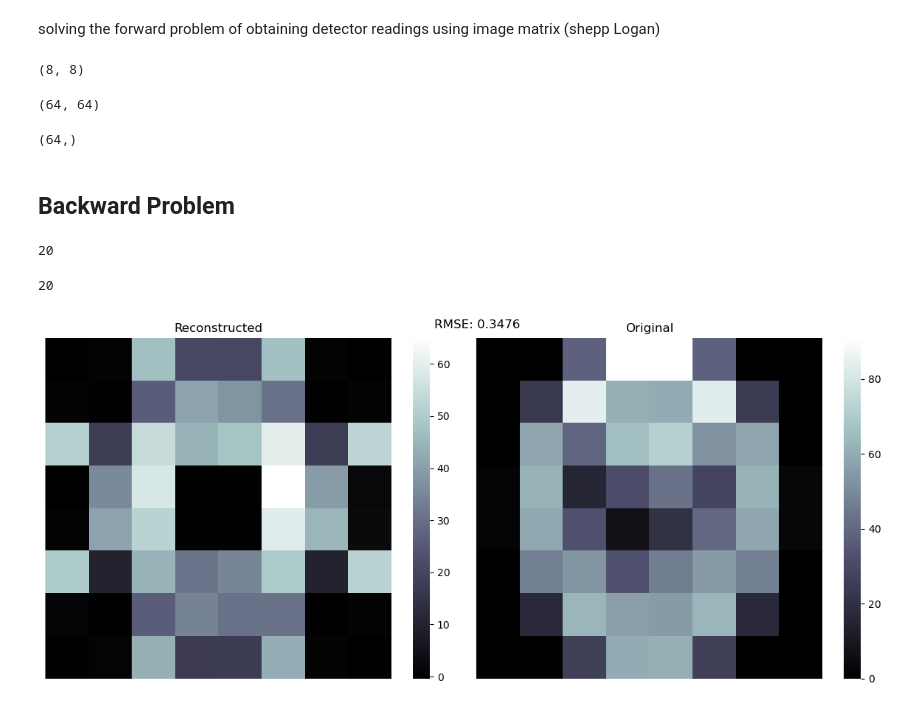
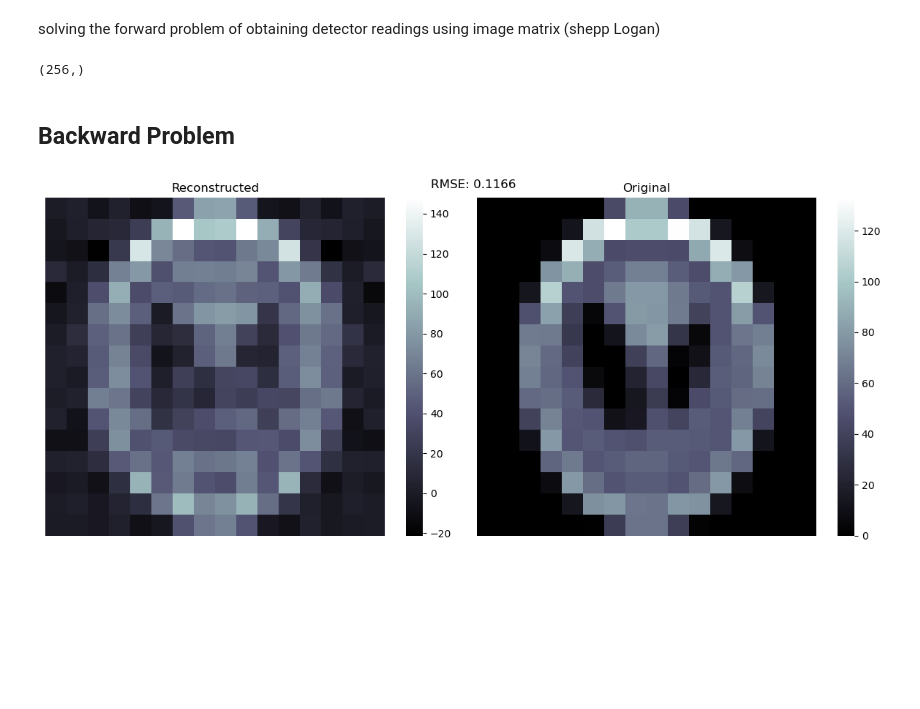
Before and after one commit to aakashks/CT-Reconstruction-2D, a Jupyter notebook: test_notebooks/test_shepp_logan.ipynb, the cells around one changed output. Drawn from its saved outputs; the diff is of its cells as text; code cells hidden in the pictures; blank space fills up the shorter version.

```diff
--- a/test_notebooks/test_shepp_logan.ipynb
+++ b/test_notebooks/test_shepp_logan.ipynb
@@ -9,7 +9,7 @@ from PIL import Image
 im = iio.imread('../assets/800px-SheppLogan.png')
 # %%
 # loading image
-new_res = 8
+new_res = 16
 
 img = Image.fromarray(im).resize((new_res, new_res))
 img = np.array(img.convert('L'))
@@ -19,10 +19,11 @@ plot_image(img, cmap='bone')
 # %%
-A = CreateInterceptMatrix(
+recon = Reconstruction(
+  num_iterations=200,
   no_of_detectors=new_res,
-  source_to_object=20,
-  source_to_detector=40,
-  size_of_object=5,
+  source_to_object=18,
+  source_to_detector=51,
+  size_of_object=20,
   no_of_rotations=new_res,
-  angle_bw_detectors=0.1,
+  angle_bw_detectors=0.12,
   resolution=new_res
-).create_intercept_matrix_from_lines()
+)
@@ -30,23 +34,10 @@ A = CreateInterceptMatrix(
 ## Forward Problem
 # %% [markdown]
 solving the forward problem of obtaining detector readings using image matrix (shepp Logan)
-# %%
-x = img
-x.shape
-# %% [output]
-(8, 8)
-# %%
-A.shape
-# %% [output]
-(64, 64)
 # %%
-b = A @ x.flatten()
+b = recon.A @ img.flatten()
 b.shape
 # %% [output]
-(64,)
+(256,)
 # %% [markdown]
 ## Backward Problem
-# %%
-np.linalg.matrix_rank(A)
-# %% [output]
-20
@@ -55,4 +43,0 @@ soln = general_soln(A, b, round_off=8)
-# %%
-soln.rank
-# %% [output]
-20
@@ -63,4 +44,4 @@ x = SolveEquation(A, b).solve(useLibrary='lstsq')
 # %%
-plot_images(x.reshape(new_res, -1), img, cmap='bone')
+plot_images(recon.solve(b), img, cmap='bone')
 # %% [output]
-[figure, old version]
+[figure, new version]
```
Also changed, not shown: parts of 6 cells of this notebook, 1 other file.
